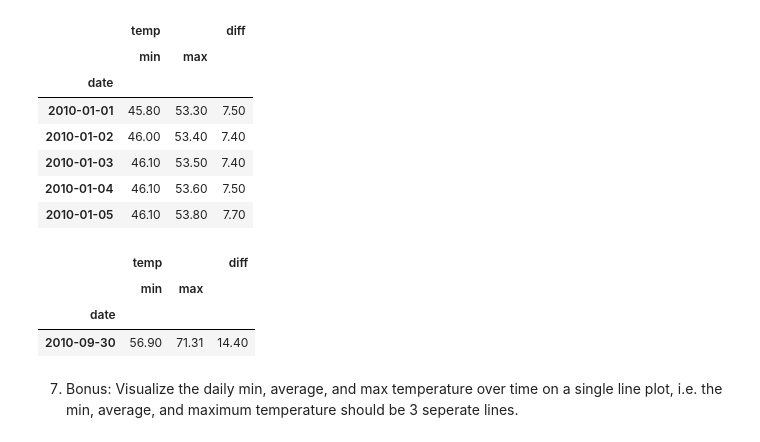
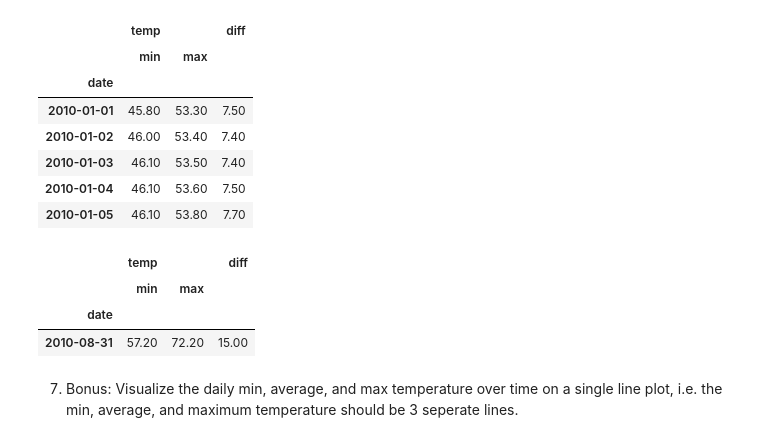
Before and after one commit to chadallen210/time-series-exercises, a Jupyter notebook: time_series_data_exercises.ipynb, the cells around one changed output. Saved outputs shown, nothing was run; the diff lists cells and outputs as text; code cells hidden in the pictures.

```diff
--- a/time_series_data_exercises.ipynb
+++ b/time_series_data_exercises.ipynb
@@ -126,12 +126,12 @@ df_daily.head()
 | 2010-01-04 | 46.10 | 53.60 | 7.50 |
 | 2010-01-05 | 46.10 | 53.80 | 7.70 |
 # %%
-df_daily.resample('M').mean().nlargest(1, keep='first', columns='diff')
+df_daily.resample('M').max().nlargest(1, keep='first', columns='diff')
 # %% [output]
 |  | temp |  | diff |
 |  | min | max |  |
 | date |  |  |  |
-| 2010-09-30 | 56.90 | 71.31 | 14.40 |
+| 2010-08-31 | 57.20 | 72.20 | 15.00 |
 # %% [markdown]
 7. Bonus: Visualize the daily min, average, and max temperature over time on a single line plot, i.e. the min, average, and maximum temperature should be 3 seperate lines.
 # %%
```
Also changed, not shown: parts of 12 cells of this notebook.
